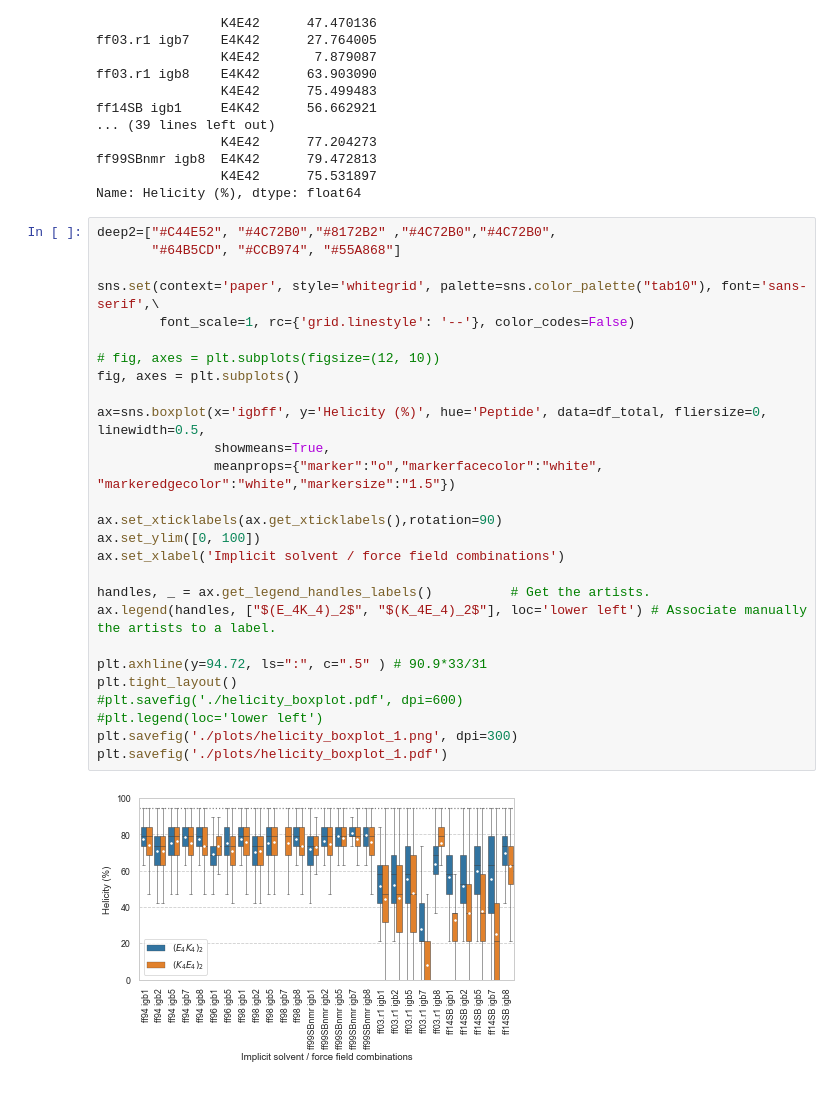
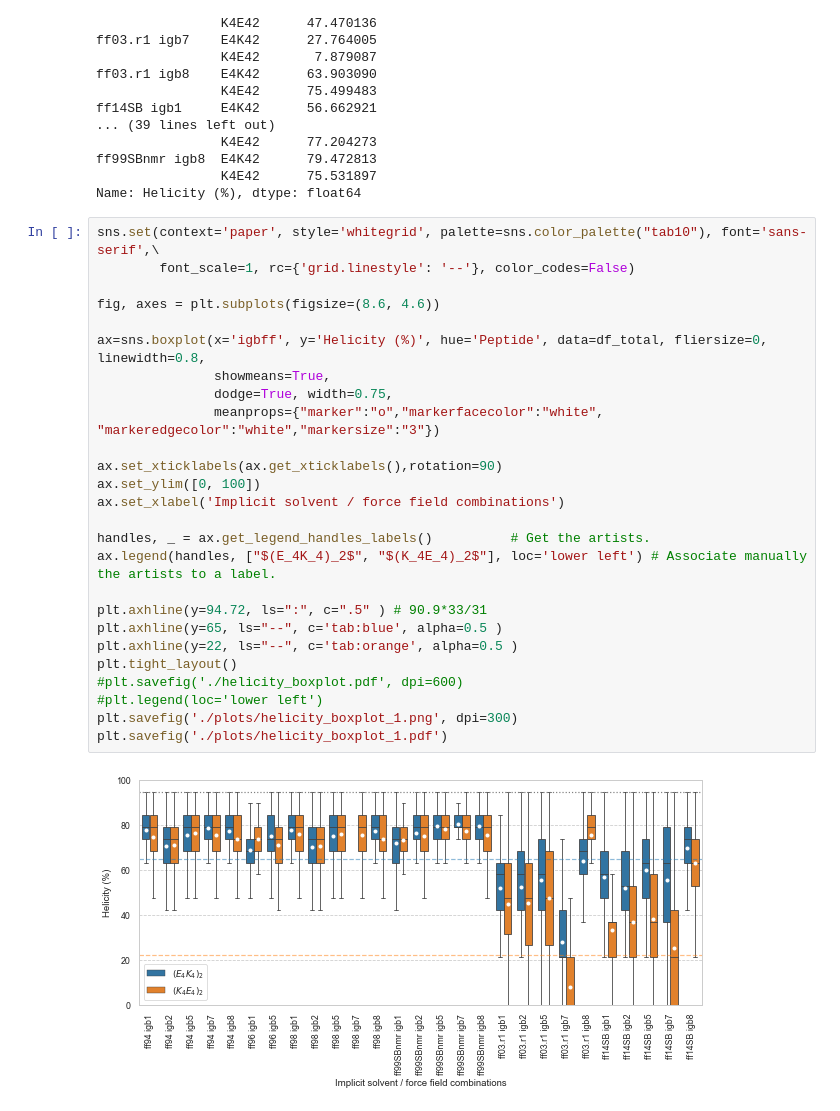
Before and after one commit to eric-jm-lang/GB_simulations_de_novo_peptides, a Jupyter notebook: 2-K4E42_and_E4K42/3-Analysis/Analysis_percentage_helicity_3.ipynb, the cells around one changed output. Saved outputs shown, nothing was run; the diff lists cells and outputs as text.

```diff
--- a/2-K4E42_and_E4K42/3-Analysis/Analysis_percentage_helicity_3.ipynb
+++ b/2-K4E42_and_E4K42/3-Analysis/Analysis_percentage_helicity_3.ipynb
@@ -150,31 +150,30 @@ ff99SBnmr igb8  E4K42      79.472813
                 K4E42      75.531897
 Name: Helicity (%), dtype: float64
 # %%
-deep2=["#C44E52", "#4C72B0","#8172B2" ,"#4C72B0","#4C72B0",
-       "#64B5CD", "#CCB974", "#55A868"]
-
 sns.set(context='paper', style='whitegrid', palette=sns.color_palette("tab10"), font='sans-serif',\
         font_scale=1, rc={'grid.linestyle': '--'}, color_codes=False)
 
-# fig, axes = plt.subplots(figsize=(12, 10))
-fig, axes = plt.subplots()
+fig, axes = plt.subplots(figsize=(8.6, 4.6))
 
-ax=sns.boxplot(x='igbff', y='Helicity (%)', hue='Peptide', data=df_total, fliersize=0, linewidth=0.5,
+ax=sns.boxplot(x='igbff', y='Helicity (%)', hue='Peptide', data=df_total, fliersize=0, linewidth=0.8,
                showmeans=True,
-               meanprops={"marker":"o","markerfacecolor":"white", "markeredgecolor":"white","markersize":"1.5"})
+               dodge=True, width=0.75,
+               meanprops={"marker":"o","markerfacecolor":"white", "markeredgecolor":"white","markersize":"3"})
 
 ax.set_xticklabels(ax.get_xticklabels(),rotation=90)
 ax.set_ylim([0, 100])
 ax.set_xlabel('Implicit solvent / force field combinations')
 
 handles, _ = ax.get_legend_handles_labels()          # Get the artists.
 ax.legend(handles, ["$(E_4K_4)_2$", "$(K_4E_4)_2$"], loc='lower left') # Associate manually the artists to a label.
 
 plt.axhline(y=94.72, ls=":", c=".5" ) # 90.9*33/31
+plt.axhline(y=65, ls="--", c='tab:blue', alpha=0.5 )
+plt.axhline(y=22, ls="--", c='tab:orange', alpha=0.5 )
 plt.tight_layout()
 #plt.savefig('./helicity_boxplot.pdf', dpi=600)
 #plt.legend(loc='lower left')
 plt.savefig('./plots/helicity_boxplot_1.png', dpi=300)
 plt.savefig('./plots/helicity_boxplot_1.pdf')
 # %% [output]
-[figure, old version]
+[figure, new version]
```
Also changed, not shown: 16 other files.
